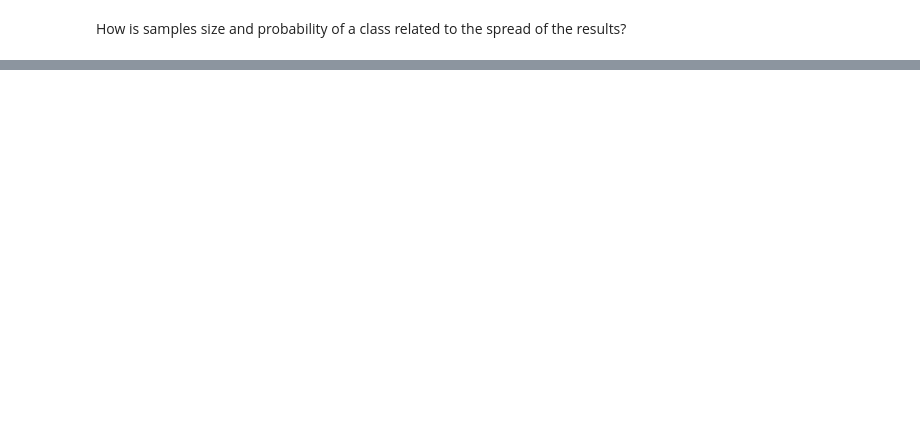
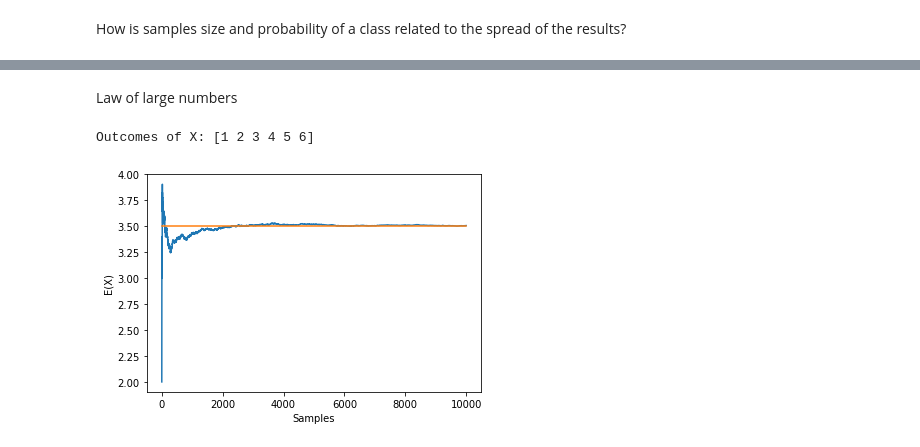
Before and after one commit to fredrikwahlberg/5LN445, a Jupyter notebook: Statistics.ipynb, the cells around one changed output, grey strips where cells are left out. Cells and saved outputs as stored; diff of their text form; code cells hidden in the pictures; blank space fills up the shorter version.

```diff
--- a/Statistics.ipynb
+++ b/Statistics.ipynb
@@ -152,0 +153,16 @@ print(np.percentile(S, 5, axis=0))
+# %% [markdown]
+Law of large numbers
+# %%
+import numpy as np
+X = np.random.randint(1, 7, size=10000)
+print("Outcomes of X:", np.unique(X))
+
+plt.figure()
+plt.plot([np.mean(X[:i]) for i in range(2, len(X))], label="Simulated")
+plt.plot([1, len(d)], [3.5, 3.5], label="Teoretical")
+plt.xlabel("Samples")
+plt.ylabel("E(X)")
+plt.show()
+# %% [output]
+Outcomes of X: [1 2 3 4 5 6]
+[figure, added]
```
Also changed, not shown: parts of 6 cells of this notebook, 1 other file.
